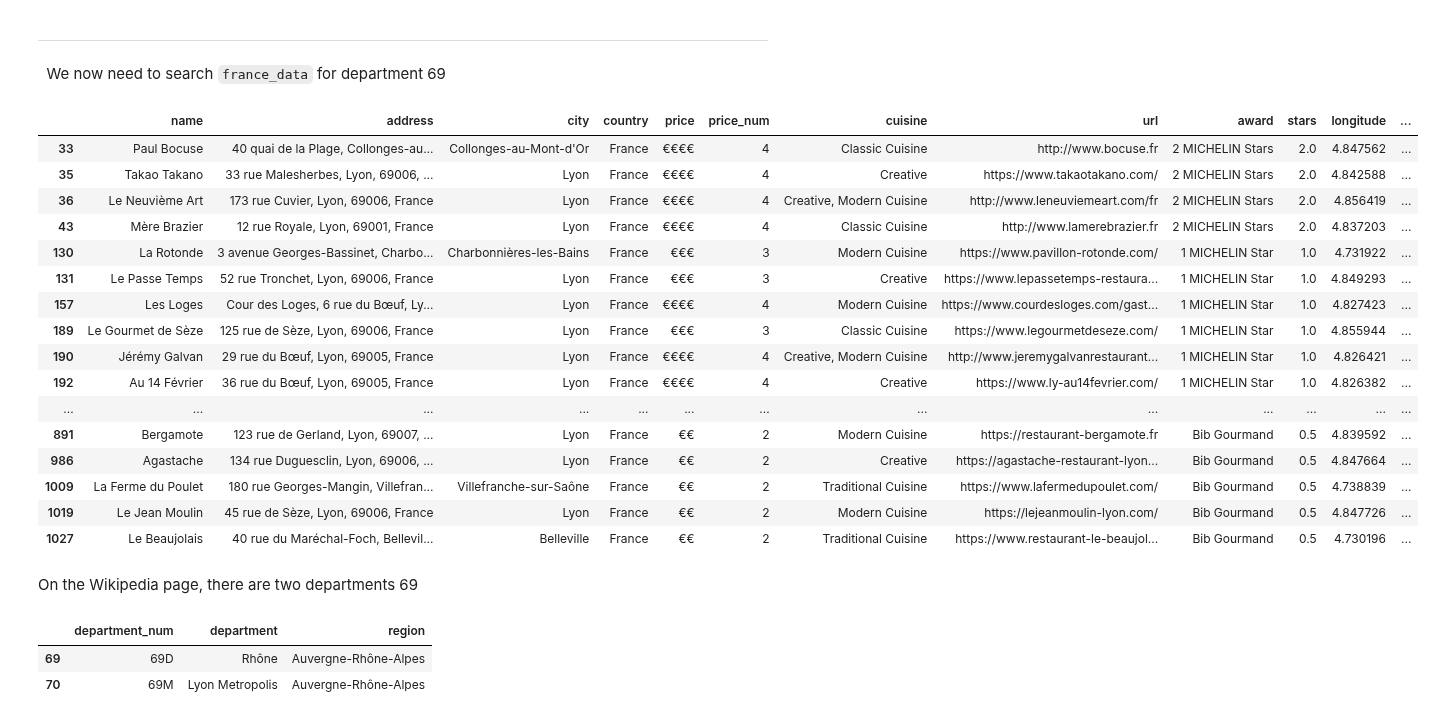
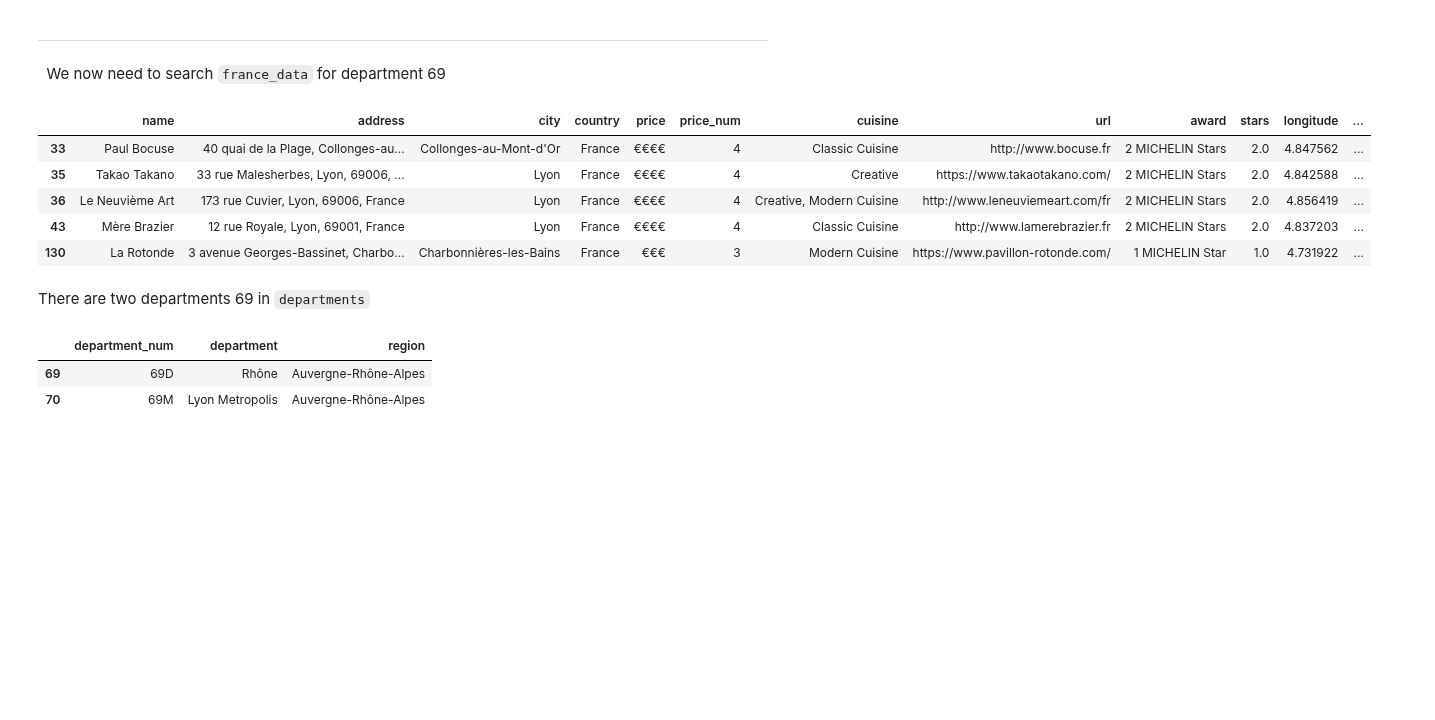
Before and after one commit to pineapple-bois/Michelin_Rated_Restaurants, a Jupyter notebook: Notebooks/France.ipynb, the cells around one changed output. Saved outputs shown, nothing was run; the diff lists cells and outputs as text; code cells hidden in the pictures; blank space fills up the shorter version.

```diff
--- a/Notebooks/France.ipynb
+++ b/Notebooks/France.ipynb
@@ -246,28 +231,17 @@ departments
 &nbsp;
 We now need to search `france_data` for department 69
 # %%
-lyon = france_data[france_data['department_num'] == '69']
-lyon
+sixty_nine = france_data[france_data['department_num'] == '69']
+sixty_nine.head()
 # %% [output]
 |  | name | address | city | country | price | price_num | cuisine | url | award | stars | longitude | ... |
 | 33 | Paul Bocuse | 40 quai de la Plage, Collonges-au... | Collonges-au-Mont-d'Or | France | €€€€ | 4 | Classic Cuisine | http://www.bocuse.fr | 2 MICHELIN Stars | 2.0 | 4.847562 | ... |
 | 35 | Takao Takano | 33 rue Malesherbes, Lyon, 69006, ... | Lyon | France | €€€€ | 4 | Creative | https://www.takaotakano.com/ | 2 MICHELIN Stars | 2.0 | 4.842588 | ... |
 | 36 | Le Neuvième Art | 173 rue Cuvier, Lyon, 69006, France | Lyon | France | €€€€ | 4 | Creative, Modern Cuisine | http://www.leneuviemeart.com/fr | 2 MICHELIN Stars | 2.0 | 4.856419 | ... |
 | 43 | Mère Brazier | 12 rue Royale, Lyon, 69001, France | Lyon | France | €€€€ | 4 | Classic Cuisine | http://www.lamerebrazier.fr | 2 MICHELIN Stars | 2.0 | 4.837203 | ... |
 | 130 | La Rotonde | 3 avenue Georges-Bassinet, Charbo... | Charbonnières-les-Bains | France | €€€ | 3 | Modern Cuisine | https://www.pavillon-rotonde.com/ | 1 MICHELIN Star | 1.0 | 4.731922 | ... |
-| 131 | Le Passe Temps | 52 rue Tronchet, Lyon, 69006, France | Lyon | France | €€€ | 3 | Creative | https://www.lepassetemps-restaura... | 1 MICHELIN Star | 1.0 | 4.849293 | ... |
-| 157 | Les Loges | Cour des Loges, 6 rue du Bœuf, Ly... | Lyon | France | €€€€ | 4 | Modern Cuisine | https://www.courdesloges.com/gast... | 1 MICHELIN Star | 1.0 | 4.827423 | ... |
-| 189 | Le Gourmet de Sèze | 125 rue de Sèze, Lyon, 69006, France | Lyon | France | €€€ | 3 | Classic Cuisine | https://www.legourmetdeseze.com/ | 1 MICHELIN Star | 1.0 | 4.855944 | ... |
-| 190 | Jérémy Galvan | 29 rue du Bœuf, Lyon, 69005, France | Lyon | France | €€€€ | 4 | Creative, Modern Cuisine | http://www.jeremygalvanrestaurant... | 1 MICHELIN Star | 1.0 | 4.826421 | ... |
-| 192 | Au 14 Février | 36 rue du Bœuf, Lyon, 69005, France | Lyon | France | €€€€ | 4 | Creative | https://www.ly-au14fevrier.com/ | 1 MICHELIN Star | 1.0 | 4.826382 | ... |
-| ... | ... | ... | ... | ... | ... | ... | ... | ... | ... | ... | ... | ... |
-| 891 | Bergamote | 123 rue de Gerland, Lyon, 69007, ... | Lyon | France | €€ | 2 | Modern Cuisine | https://restaurant-bergamote.fr | Bib Gourmand | 0.5 | 4.839592 | ... |
-| 986 | Agastache | 134 rue Duguesclin, Lyon, 69006, ... | Lyon | France | €€ | 2 | Creative | https://agastache-restaurant-lyon... | Bib Gourmand | 0.5 | 4.847664 | ... |
-| 1009 | La Ferme du Poulet | 180 rue Georges-Mangin, Villefran... | Villefranche-sur-Saône | France | €€ | 2 | Traditional Cuisine | https://www.lafermedupoulet.com/ | Bib Gourmand | 0.5 | 4.738839 | ... |
-| 1019 | Le Jean Moulin | 45 rue de Sèze, Lyon, 69006, France | Lyon | France | €€ | 2 | Modern Cuisine | https://lejeanmoulin-lyon.com/ | Bib Gourmand | 0.5 | 4.847726 | ... |
-| 1027 | Le Beaujolais | 40 rue du Maréchal-Foch, Bellevil... | Belleville | France | €€ | 2 | Traditional Cuisine | https://www.restaurant-le-beaujol... | Bib Gourmand | 0.5 | 4.730196 | ... |
 # %% [markdown]
-On the Wikipedia page, there are two departments 69
+There are two departments 69 in `departments`
 # %%
 rhone = departments[departments['department_num'].str.startswith('69')]
 rhone
```
Also changed, not shown: parts of 15 cells of this notebook.
